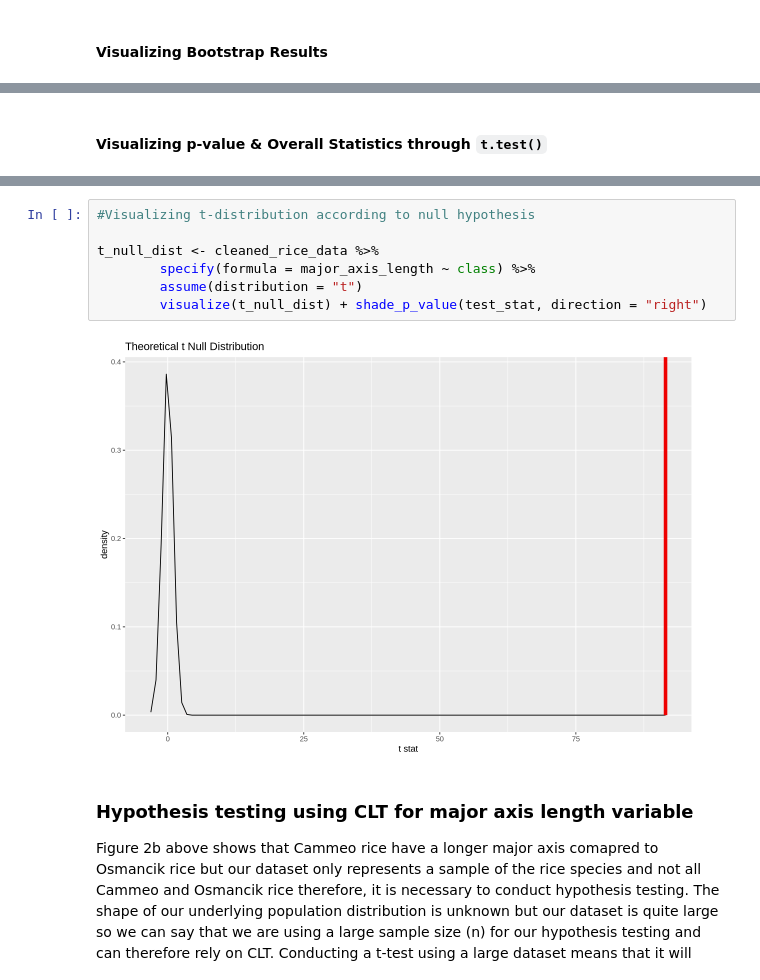
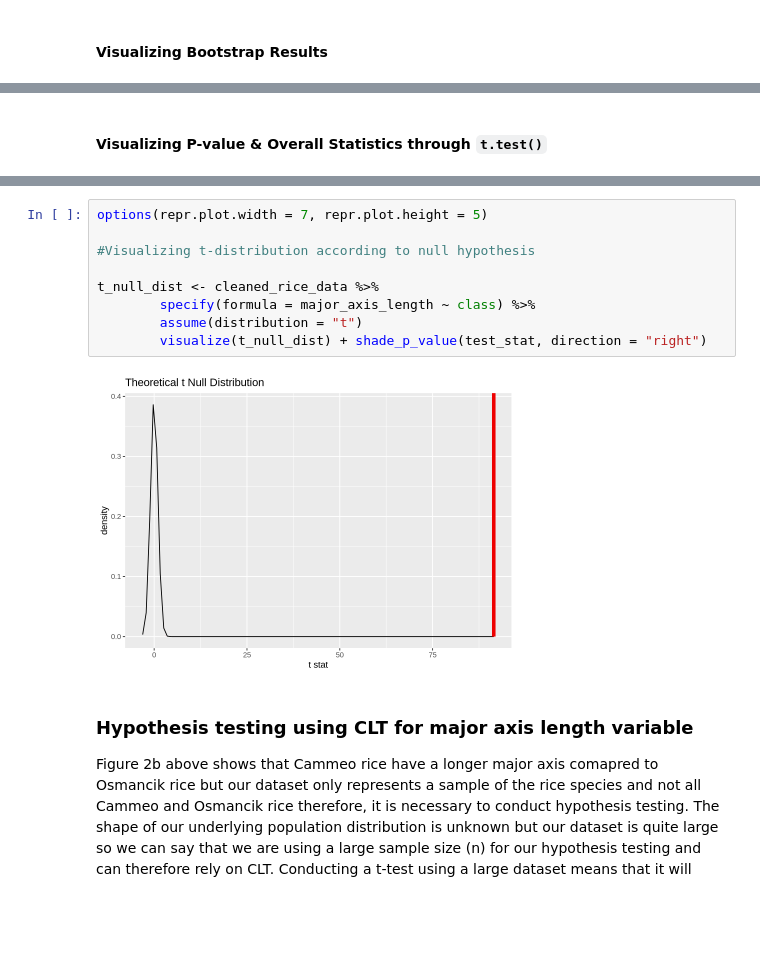
Before and after one commit to yun-sky/STAT-201-Project, a Jupyter notebook: Final Report.ipynb, the cells around one changed output, grey strips where cells are left out. Drawn from its saved outputs; the diff is of its cells as text; blank space fills up the shorter version.

```diff
--- a/Final Report.ipynb
+++ b/Final Report.ipynb
@@ -275,5 +277,5 @@ Warning message in min(diff(unique_loc)):
 # %% [markdown]
-#### Visualizing p-value & Overall Statistics through `t.test()`
+#### Visualizing P-value & Overall Statistics through `t.test()`
 # %%
 # Obtaining p-value, among others to reiterate rejection of H_0
 
@@ -292,14 +294,16 @@ A tibble: 1 × 10
 | <dbl> | <dbl> | <dbl> | <dbl> | <dbl> | <dbl> | <dbl> | <dbl> | <chr> | ... |
 | 29.19083 | 205.4786 | 176.2878 | 89.77632 | 0 | 3310.051 | 28.65586 | Inf | Welch Two Sample t-test | ... |
 # %%
+options(repr.plot.width = 7, repr.plot.height = 5)
+
 #Visualizing t-distribution according to null hypothesis
 
 t_null_dist <- cleaned_rice_data %>%
         specify(formula = major_axis_length ~ class) %>%
         assume(distribution = "t")
         visualize(t_null_dist) + shade_p_value(test_stat, direction = "right")
 # %% [output]
-[figure, old version]
+[figure, new version]
 # %% [markdown]
 ### Hypothesis testing using CLT for major axis length variable
 
```
Also changed, not shown: parts of 2 cells of this notebook.
